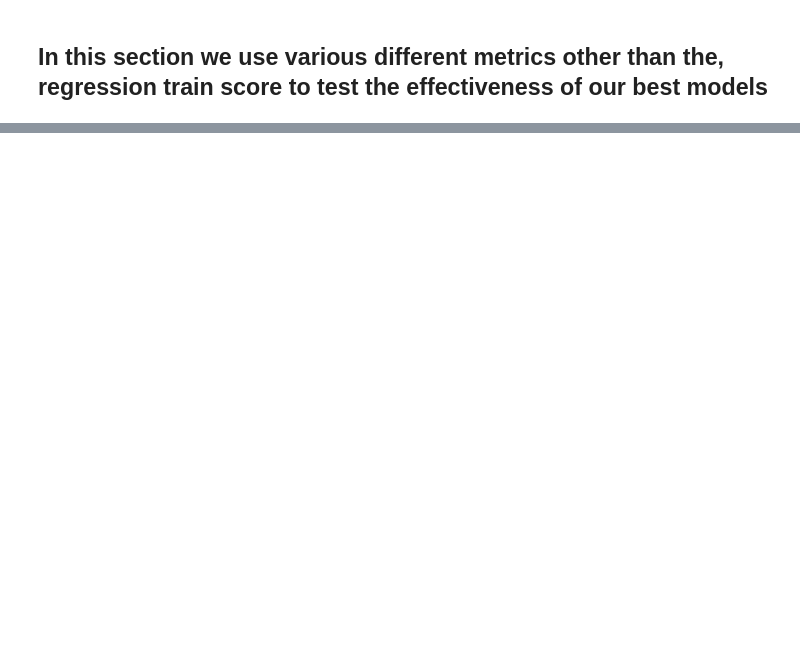
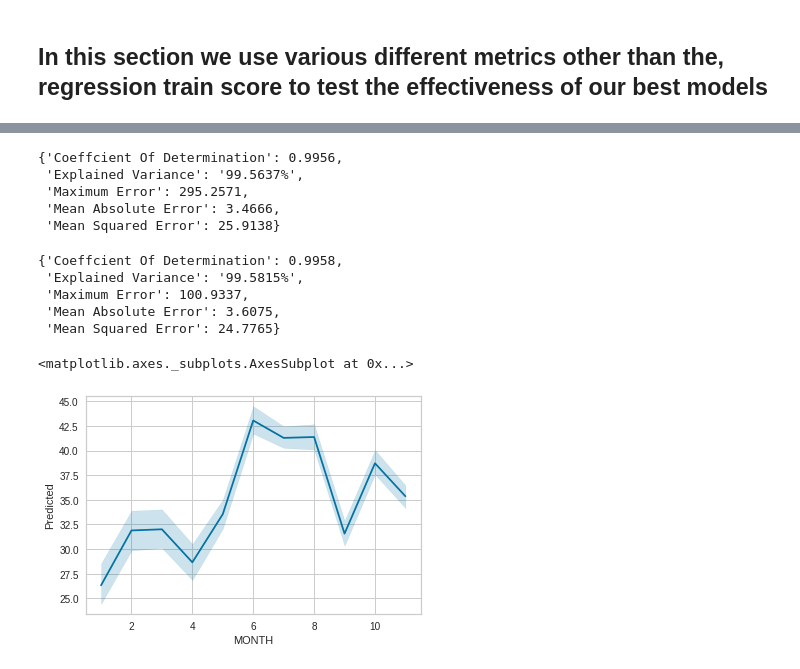
Before and after one commit to noahruiz416/Airline_On_Time_AZ_Market, a Jupyter notebook: Airline_Model.ipynb, the cells around one changed output, grey strips where cells are left out. Saved outputs shown, nothing was run; the diff lists cells and outputs as text; code cells hidden in the pictures; blank space fills up the shorter version.

```diff
--- a/Airline_Model.ipynb
+++ b/Airline_Model.ipynb
@@ -188,0 +215,9 @@ mean_absolute_error(actual_y_values, predicted_y_values)
+# %%
+#renaming columns
+delay_times_2021_filtered['DepDelay'] = delay_times_2021_filtered['DEP_DELAY']
+delay_times_2021_filtered['CarrierDelay'] = delay_times_2021_filtered['CARRIER_DELAY']
+delay_times_2021_filtered['SecurityDelay'] = delay_times_2021_filtered['SECURITY_DELAY']
+delay_times_2021_filtered['WeatherDelay'] = delay_times_2021_filtered['WEATHER_DELAY']
+delay_times_2021_filtered['NASDelay'] = delay_times_2021_filtered['NAS_DELAY']
+delay_times_2021_filtered['LateAircraftDelay'] = delay_times_2021_filtered['LATE_AIRCRAFT_DELAY']
+delay_times_2021_filtered['ArrDelay'] = delay_times_2021_filtered['ARR_DELAY']
@@ -188,0 +242,4 @@ mean_absolute_error(actual_y_values, predicted_y_values)
+# %%
+delay_times_2021_filtered['interaction_dep_carrier'] = delay_times_2021_filtered['DEP_DELAY'] * delay_times_2021_filtered['CARRIER_DELAY']
+delay_times_2021_filtered['interaction_late'] = delay_times_2021_filtered['DEP_DELAY'] * delay_times_2021_filtered['LATE_AIRCRAFT_DELAY']
+delay_times_2021_filtered['interaction_late_carrier'] = delay_times_2021_filtered['CARRIER_DELAY'] * delay_times_2021_filtered['LATE_AIRCRAFT_DELAY']
@@ -188,0 +264,24 @@ mean_absolute_error(actual_y_values, predicted_y_values)
+# %%
+metrics(regr, X_2021, delay_times_2021_filtered)
+# %% [output]
+{'Coeffcient Of Determination': 0.9956,
+ 'Explained Variance': '99.5637%',
+ 'Maximum Error': 295.2571,
+ 'Mean Absolute Error': 3.4666,
+ 'Mean Squared Error': 25.9138}
+# %%
+#using our reduced model with 2021 data
+X1_2021 = delay_times_2021_filtered[['DepDelay', 'CarrierDelay', 'SecurityDelay', 'WeatherDelay',
+                                    'NASDelay', 'LateAircraftDelay']]
+y_2021 = delay_times_2021_filtered['ArrDelay']
+
+predicted_y_values = regr1.predict(X1_2021)
+actual_y_values_2021 = delay_times_2021_filtered['ArrDelay']
+# %%
+metrics(regr1, X1_2021, delay_times_2021_filtered)
+# %% [output]
+{'Coeffcient Of Determination': 0.9958,
+ 'Explained Variance': '99.5815%',
+ 'Maximum Error': 100.9337,
+ 'Mean Absolute Error': 3.6075,
+ 'Mean Squared Error': 24.7765}
@@ -188,0 +293,7 @@ mean_absolute_error(actual_y_values, predicted_y_values)
+# %%
+delay_times_2021_filtered['Predicted'] = predicted_y_values
+# %%
+sns.lineplot(x = 'MONTH', y = 'Predicted', data = delay_times_2021_filtered)
+# %% [output]
+<matplotlib.axes._subplots.AxesSubplot at 0x...>
+[figure, added]
```
Also changed, not shown: parts of 32 cells of this notebook.
